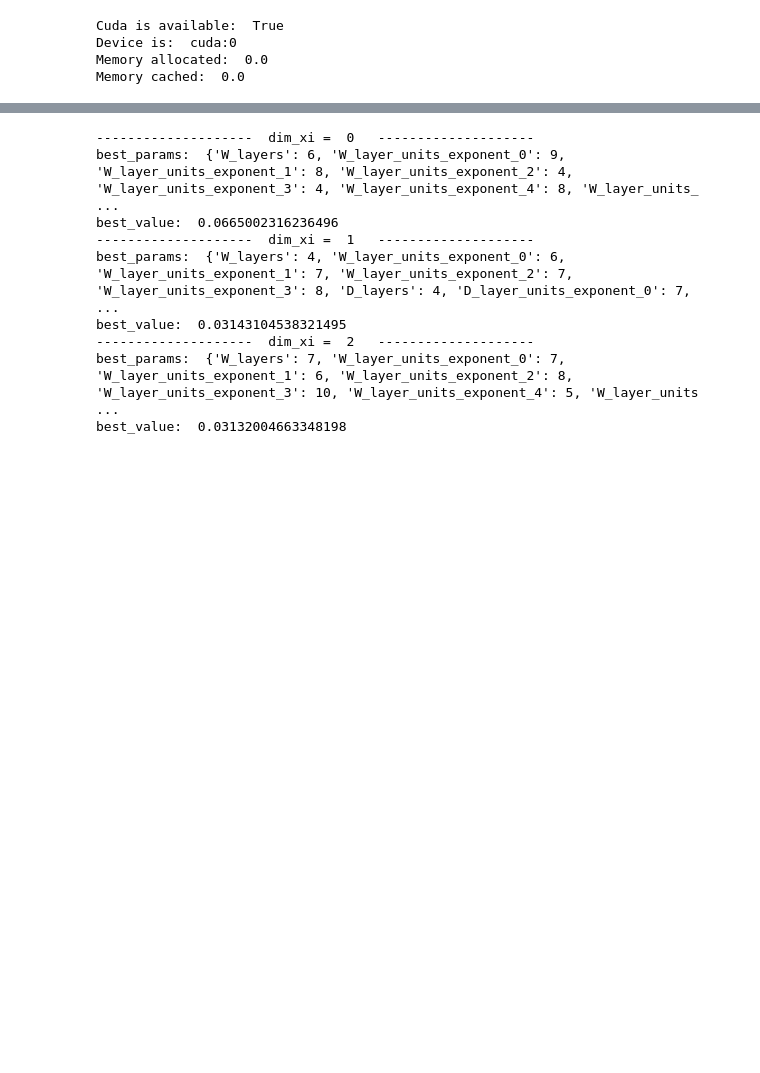
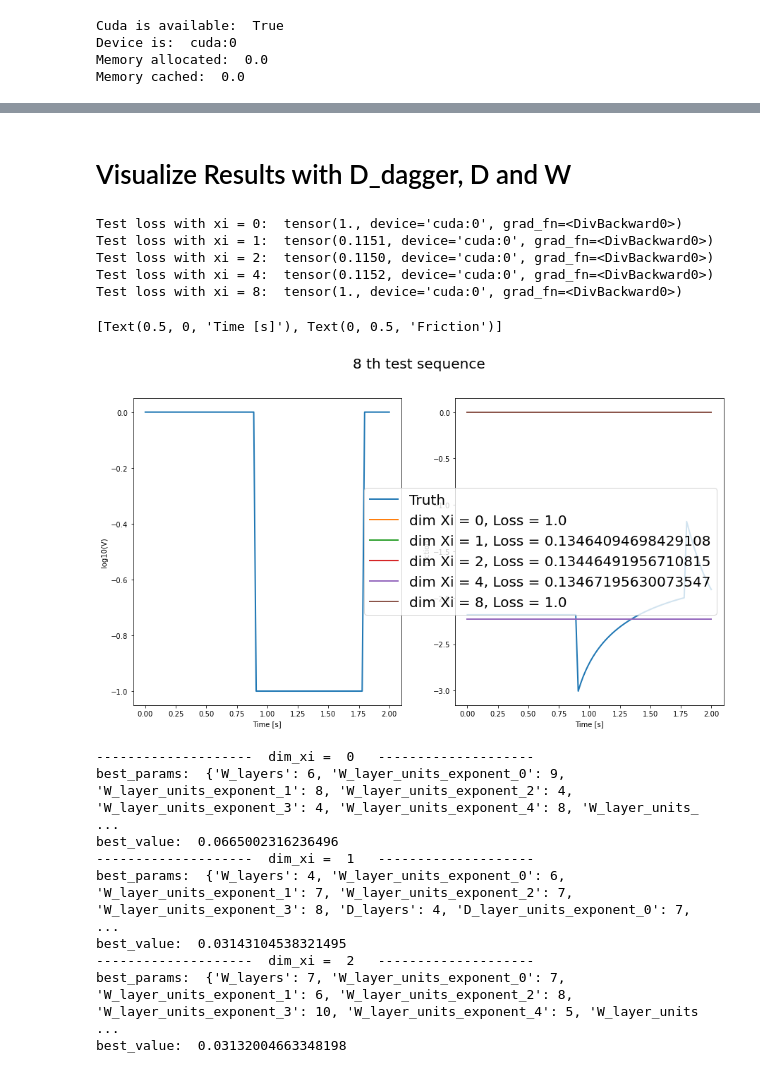
Before and after one commit to Shengduo/RateAndStateWithPotential, a Jupyter notebook: VisualizeResults.ipynb, the cells around one changed output, grey strips where cells are left out. Saved outputs shown, nothing was run; the diff lists cells and outputs as text; code cells hidden in the pictures; blank space fills up the shorter version.

```diff
--- a/VisualizeResults.ipynb
+++ b/VisualizeResults.ipynb
@@ -35,3 +94,72 @@ Memory cached:  0.0
+# %% [markdown]
+# Visualize Results with D_dagger, D and W
+# %%
+from FrictionNNModels import PotentialsFricCorrection, Loss, train1Epoch, PP, ReLUSquare
+dim_xis = [0, 1, 2, 4, 8]
+
+models = []
+for idx, dim_xi in enumerate(dim_xis):
+    # model_correction = torch.load('./model/Trial1116_bigDRS_Burigede_dim_xi_{0}_model.pth'.format(dim_xi))
+    # model_correction = torch.load('./model/Trial1116_smallDRS_dim_xi_{0}_model.pth'.format(dim_xi))
+    # model_correction = torch.load('./model/Trial1116_smallDRS_withOffSet_dim_xi_{0}_model.pth'.format(dim_xi))
+    model_this = torch.load("./model/" + dataPrefix + "_dimXi_" + str(dim_xi) + ".pth")
+    models.append(model_this)
+    res_corr = train1Epoch(testDataLoader, Loss, model_this, 2, update_weights=False)
+    print("Test loss with xi = {0}: ".format(dim_xi), res_corr)
+
+# Load models one by one
+this_Xs = torch.stack([testDataset[i][0] for i in range(len(testDataset))], dim=0)
+this_Vs = torch.stack([testDataset[i][1] for i in range(len(testDataset))], dim=0)
+this_ts = torch.stack([testDataset[i][2] for i in range(len(testDataset))], dim=0)
+this_fs = torch.stack([testDataset[i][3] for i in range(len(testDataset))], dim=0)
+this_Xs = this_Xs.to(device)
+this_Vs = this_Vs.to(device)
+this_ts = this_ts.to(device)
+this_fs = this_fs.to(device)
+
+this_f_preds = []
+for model_this in models:
+    model_this.calf(this_Xs, this_Vs, this_ts)
+    this_f_pred = model_this.fs.to("cpu").detach()
+    this_f_preds.append(this_f_pred)
+
+this_Xs = this_Xs.to("cpu")
+this_Vs = this_Vs.to("cpu")
+this_ts = this_ts.to("cpu")
+this_fs = this_fs.to("cpu")
+# %% [output]
+Test loss with xi = 0:  tensor(1., device='cuda:0', grad_fn=<DivBackward0>)
+Test loss with xi = 1:  tensor(0.1151, device='cuda:0', grad_fn=<DivBackward0>)
+Test loss with xi = 2:  tensor(0.1150, device='cuda:0', grad_fn=<DivBackward0>)
+Test loss with xi = 4:  tensor(0.1152, device='cuda:0', grad_fn=<DivBackward0>)
+Test loss with xi = 8:  tensor(1., device='cuda:0', grad_fn=<DivBackward0>)
+# %%
+# Plot a fitted sequence
+def cal_Loss(f, f_targ, t, p=2):
+    return torch.pow(
+        torch.trapezoid(torch.pow(torch.abs(f - f_targ), p), t) / torch.trapezoid(torch.pow(torch.abs(f_targ), p), t),
+        1./ p
+    )
+
+idx = torch.randint(len(testDataset), (1, ))[0]
+# idx = 19
+fig, axs = plt.subplots(1, 2, figsize=(15, 8))
+fig.suptitle("{0} th test sequence".format(idx), fontsize=20)
+
+axs[0].plot(this_ts[idx, :], torch.log10(this_Vs[idx, :]), linewidth=2.0)
+axs[0].set(xlabel = "Time [s]", ylabel = "log10(V)")
+
+axs[1].plot(this_ts[idx, :], this_fs[idx, :], linewidth=2.0, label='Truth')
+
+for dim_xi, this_f_preds_withCorrection in zip(dim_xis, this_f_preds):
+    this_loss = cal_Loss(this_f_preds_withCorrection[idx, :], this_fs[idx, :], this_ts[idx, :])
+    axs[1].plot(this_ts[idx, :], this_f_preds_withCorrection[idx, :], linewidth=2.0, label='dim Xi = {0}, Loss = {1}'.format(dim_xi, this_loss))
+axs[1].legend(fontsize=20)
+# axs[1].set_ylim(0., 0.8)
+axs[1].set(xlabel = "Time [s]", ylabel = "Friction")
+# %% [output]
+[Text(0.5, 0, 'Time [s]'), Text(0, 0.5, 'Friction')]
+[figure, added]
 # %%
 dim_xis = [0, 1, 2]
 for idx, dim_xi in enumerate(dim_xis):
```
Also changed, not shown: parts of 1 cell of this notebook, 6 other files.
